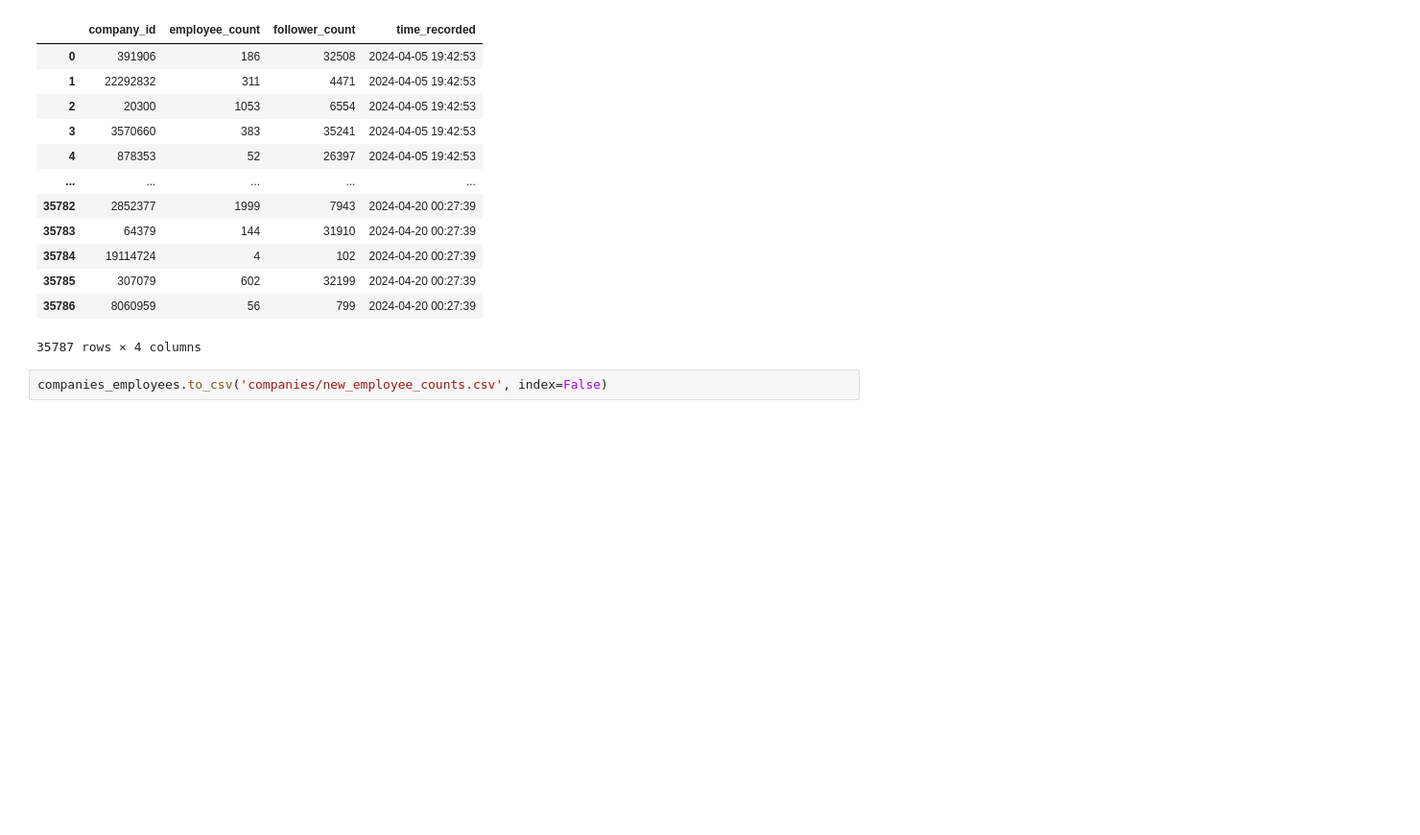
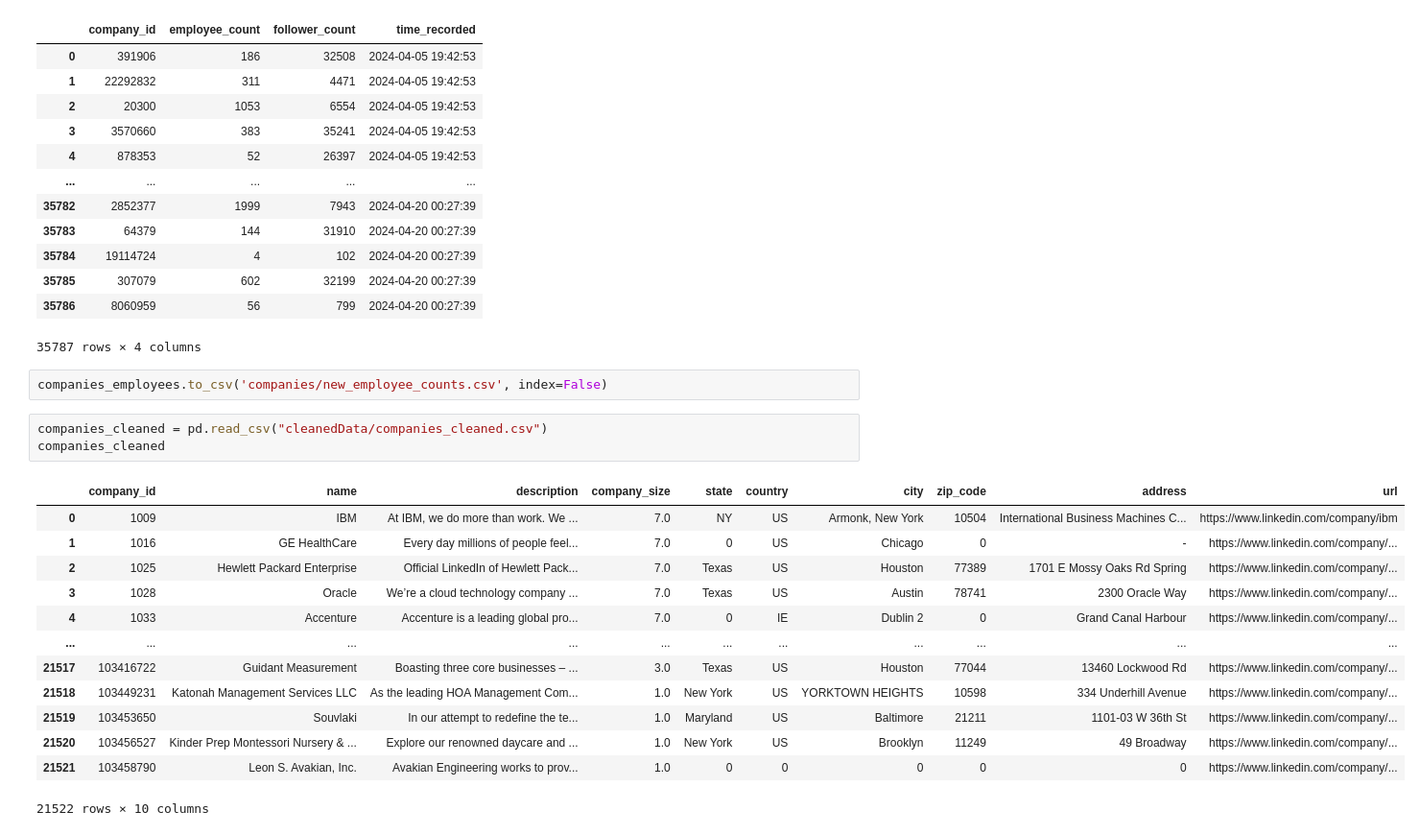
Before and after one commit to MarouaneMr/advanced_data, a Jupyter notebook: companies-cleaning.ipynb, the cells around one changed output. Shown at 96% size. Drawn from its saved outputs; the diff is of its cells as text; blank space fills up the shorter version.

Commit message:
test data now

```diff
--- a/companies-cleaning.ipynb
+++ b/companies-cleaning.ipynb
@@ -213,3 +213,20 @@ companies_employees
 35787 rows × 4 columns
 # %%
 companies_employees.to_csv('companies/new_employee_counts.csv', index=False)
+# %%
+companies_cleaned = pd.read_csv("cleanedData/companies_cleaned.csv")
+companies_cleaned
+# %% [output]
+|  | company_id | name | description | company_size | state | country | city | zip_code | address | url |
+| 0 | 1009 | IBM | At IBM, we do more than work. We ... | 7.0 | NY | US | Armonk, New York | 10504 | International Business Machines C... | https://www.linkedin.com/company/ibm |
+| 1 | 1016 | GE HealthCare | Every day millions of people feel... | 7.0 | 0 | US | Chicago | 0 | - | https://www.linkedin.com/company/... |
+| 2 | 1025 | Hewlett Packard Enterprise | Official LinkedIn of Hewlett Pack... | 7.0 | Texas | US | Houston | 77389 | 1701 E Mossy Oaks Rd Spring | https://www.linkedin.com/company/... |
+| 3 | 1028 | Oracle | We’re a cloud technology company ... | 7.0 | Texas | US | Austin | 78741 | 2300 Oracle Way | https://www.linkedin.com/company/... |
+| 4 | 1033 | Accenture | Accenture is a leading global pro... | 7.0 | 0 | IE | Dublin 2 | 0 | Grand Canal Harbour | https://www.linkedin.com/company/... |
+| ... | ... | ... | ... | ... | ... | ... | ... | ... | ... | ... |
+| 21517 | 103416722 | Guidant Measurement | Boasting three core businesses – ... | 3.0 | Texas | US | Houston | 77044 | 13460 Lockwood Rd | https://www.linkedin.com/company/... |
+| 21518 | 103449231 | Katonah Management Services LLC | As the leading HOA Management Com... | 1.0 | New York | US | YORKTOWN HEIGHTS | 10598 | 334 Underhill Avenue | https://www.linkedin.com/company/... |
+| 21519 | 103453650 | Souvlaki | In our attempt to redefine the te... | 1.0 | Maryland | US | Baltimore | 21211 | 1101-03 W 36th St | https://www.linkedin.com/company/... |
+| 21520 | 103456527 | Kinder Prep Montessori Nursery & ... | Explore our renowned daycare and ... | 1.0 | New York | US | Brooklyn | 11249 | 49 Broadway | https://www.linkedin.com/company/... |
+| 21521 | 103458790 | Leon S. Avakian, Inc. | Avakian Engineering works to prov... | 1.0 | 0 | 0 | 0 | 0 | 0 | https://www.linkedin.com/company/... |
+21522 rows × 10 columns
```
Also changed, not shown: 4 other files.
